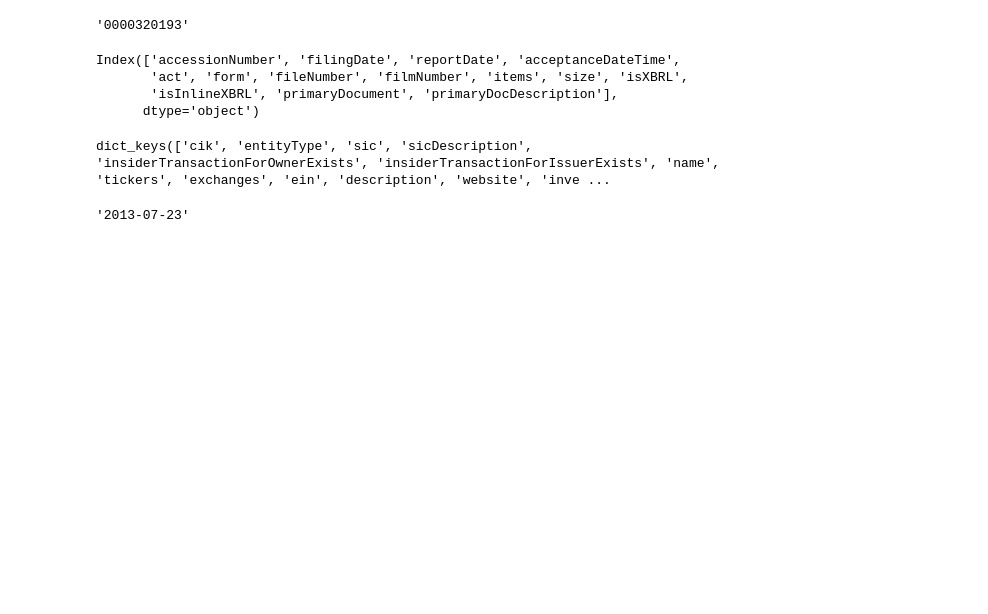
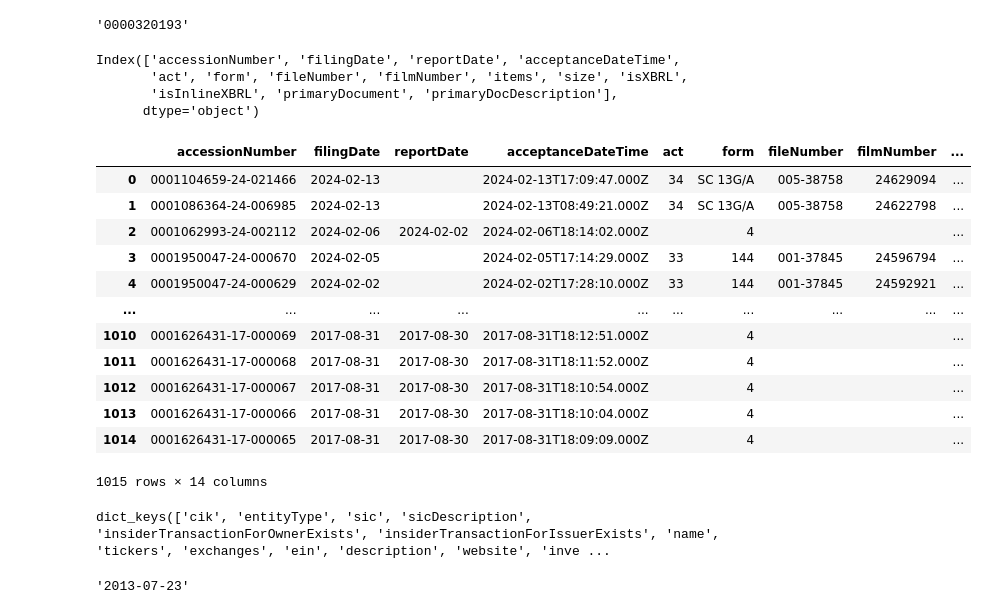
Before and after one commit to Nick2201/sec_gov_extract_info, a Jupyter notebook: sec_api/sec_api/0.ipynb, the cells around one changed output. Saved outputs shown, nothing was run; the diff lists cells and outputs as text; code cells hidden in the pictures; blank space fills up the shorter version.

```diff
--- a/sec_api/sec_api/0.ipynb
+++ b/sec_api/sec_api/0.ipynb
@@ -119,6 +133,22 @@ Index(['accessionNumber', 'filingDate', 'reportDate', 'acceptanceDateTime',
        'act', 'form', 'fileNumber', 'filmNumber', 'items', 'size', 'isXBRL',
        'isInlineXBRL', 'primaryDocument', 'primaryDocDescription'],
       dtype='object')
+# %%
+allForms
+# %% [output]
+|  | accessionNumber | filingDate | reportDate | acceptanceDateTime | act | form | fileNumber | filmNumber | ... |
+| 0 | 0001104659-24-021466 | 2024-02-13 |  | 2024-02-13T17:09:47.000Z | 34 | SC 13G/A | 005-38758 | 24629094 | ... |
+| 1 | 0001086364-24-006985 | 2024-02-13 |  | 2024-02-13T08:49:21.000Z | 34 | SC 13G/A | 005-38758 | 24622798 | ... |
+| 2 | 0001062993-24-002112 | 2024-02-06 | 2024-02-02 | 2024-02-06T18:14:02.000Z |  | 4 |  |  | ... |
+| 3 | 0001950047-24-000670 | 2024-02-05 |  | 2024-02-05T17:14:29.000Z | 33 | 144 | 001-37845 | 24596794 | ... |
+| 4 | 0001950047-24-000629 | 2024-02-02 |  | 2024-02-02T17:28:10.000Z | 33 | 144 | 001-37845 | 24592921 | ... |
+| ... | ... | ... | ... | ... | ... | ... | ... | ... | ... |
+| 1010 | 0001626431-17-000069 | 2017-08-31 | 2017-08-30 | 2017-08-31T18:12:51.000Z |  | 4 |  |  | ... |
+| 1011 | 0001626431-17-000068 | 2017-08-31 | 2017-08-30 | 2017-08-31T18:11:52.000Z |  | 4 |  |  | ... |
+| 1012 | 0001626431-17-000067 | 2017-08-31 | 2017-08-30 | 2017-08-31T18:10:54.000Z |  | 4 |  |  | ... |
+| 1013 | 0001626431-17-000066 | 2017-08-31 | 2017-08-30 | 2017-08-31T18:10:04.000Z |  | 4 |  |  | ... |
+| 1014 | 0001626431-17-000065 | 2017-08-31 | 2017-08-30 | 2017-08-31T18:09:09.000Z |  | 4 |  |  | ... |
+1015 rows × 14 columns
 # %%
 filingMetadata.json().keys()
 # %% [output]
```
Also changed, not shown: parts of 12 cells of this notebook, 1 other file.
